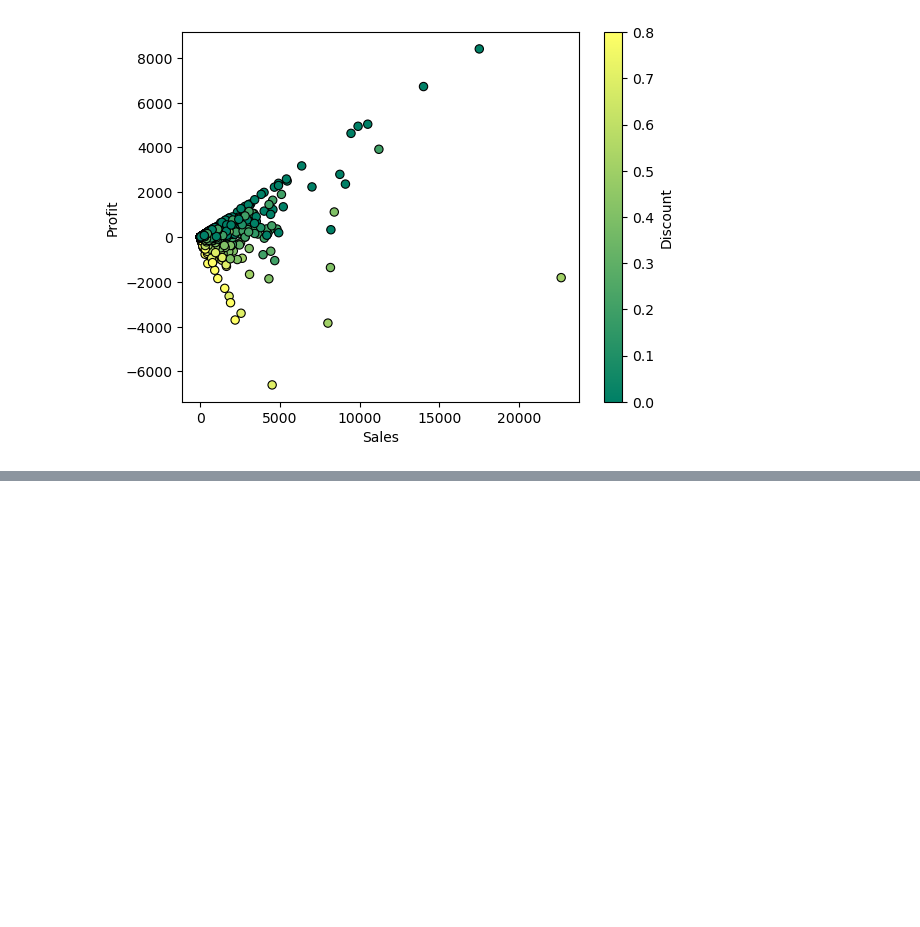
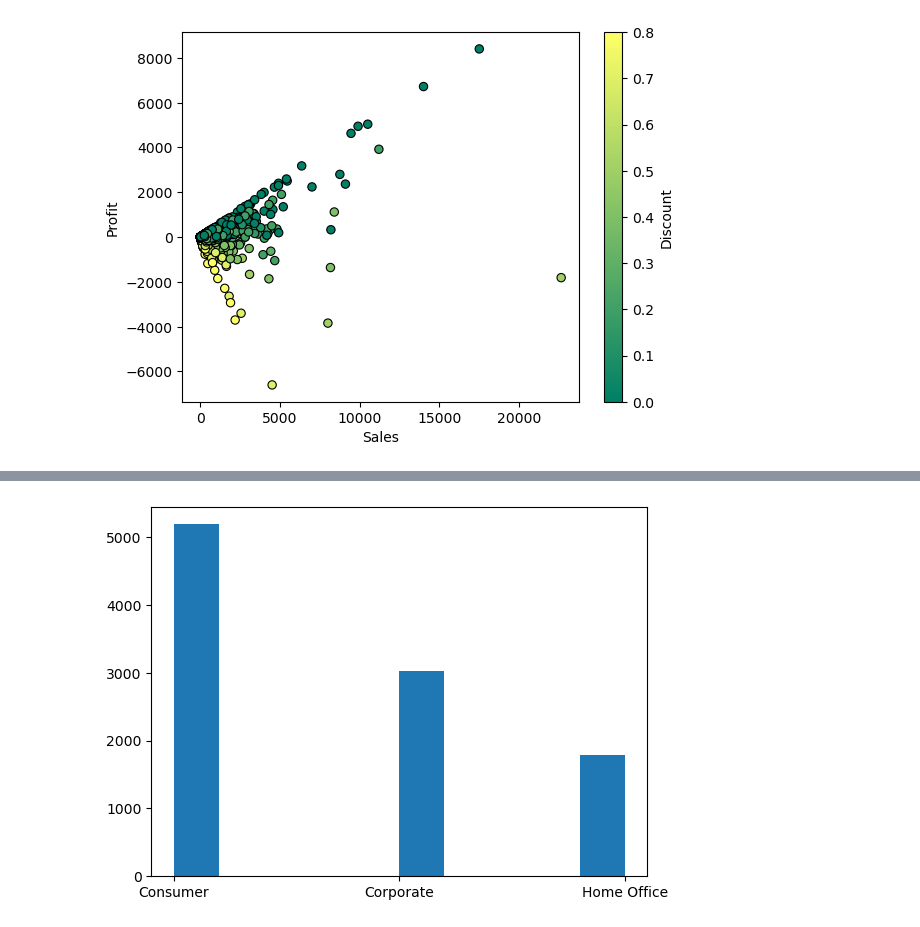
Before and after one commit to gituser9828/PYTHON-VISUALIZATION, a Jupyter notebook: BAR GRAPH.ipynb, the cells around one changed output, grey strips where cells are left out. Drawn from its saved outputs; the diff is of its cells as text; code cells hidden in the pictures; blank space fills up the shorter version.

```diff
--- a/BAR GRAPH.ipynb
+++ b/BAR GRAPH.ipynb
@@ -45,0 +55,5 @@ plt.show()
+# %%
+plt.hist(SS.Segment)
+plt.show()
+# %% [output]
+[figure, added]
```
Also changed, not shown: parts of 6 cells of this notebook.
